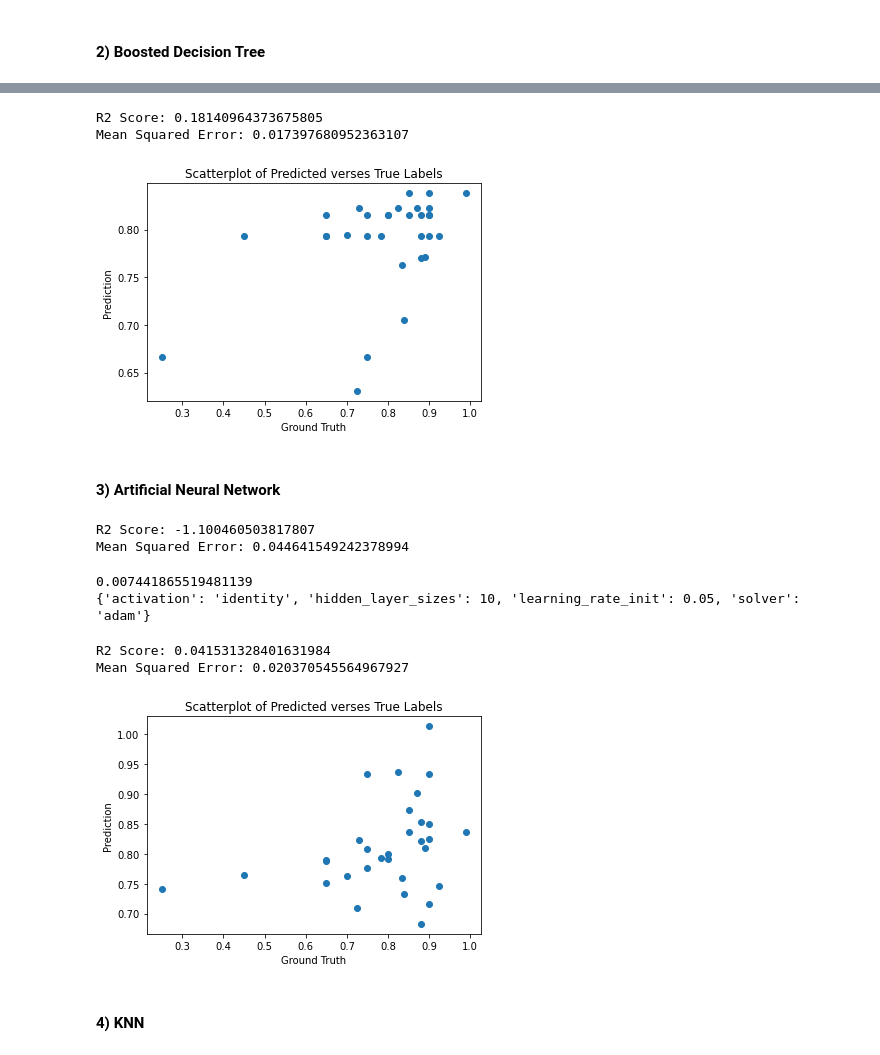
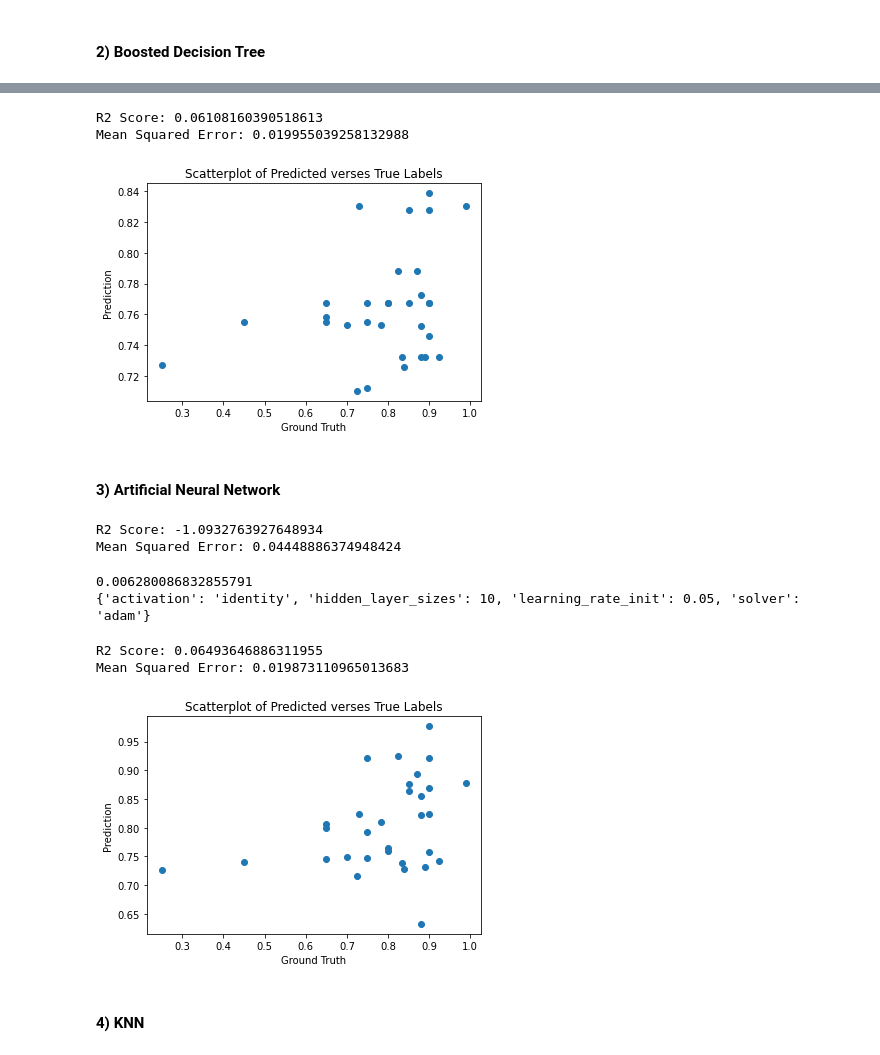
Before and after one commit to amandahutter/Movies-Analysis, a Jupyter notebook: Movies.ipynb, the cells around one changed output, grey strips where cells are left out. Drawn from its saved outputs; the diff is of its cells as text; code cells hidden in the pictures.

```diff
--- a/Movies.ipynb
+++ b/Movies.ipynb
@@ -583,24 +577,24 @@ make_GridSearchCV_Boosted_DT(X_Train, Y_Train)
 # %%
 boosted_dt_model = AdaBoostRegressor(base_estimator = DecisionTreeRegressor(max_depth=3),
-                                     n_estimators = 10, learning_rate = 0.5, loss = 'linear',
+                                     n_estimators = 20, learning_rate = 0.5, loss = 'linear',
                                      random_state = 42)
 
 
 boosted_dt_model.fit(X_Train, Y_Train)
 Y_Test_Pred = boosted_dt_model.predict(X_Test)
 
 print("R2 Score:", r2_score(Y_Test, Y_Test_Pred))
 print("Mean Squared Error:",mean_squared_error(Y_Test, Y_Test_Pred))
 
 plt.scatter(Y_Test, Y_Test_Pred)
 plt.title('Scatterplot of Predicted verses True Labels')
 plt.xlabel('Ground Truth')
 plt.ylabel('Prediction')
 plt.show()
 # %% [output]
-R2 Score: 0.18140964373675805
-Mean Squared Error: 0.017397680952363107
+R2 Score: 0.06108160390518613
+Mean Squared Error: 0.019955039258132988
-[figure, old version]
+[figure, new version]
 # %% [markdown]
 #### 3) Artificial Neural Network
 # %%
@@ -617,8 +611,8 @@ Y_Test_Pred = ann_model.predict(X_Test)
 print("R2 Score:", r2_score(Y_Test, Y_Test_Pred))
 print("Mean Squared Error:",mean_squared_error(Y_Test, Y_Test_Pred))
 # %% [output]
-R2 Score: -1.100460503817807
-Mean Squared Error: 0.044641549242378994
+R2 Score: -1.0932763927648934
+Mean Squared Error: 0.04448886374948424
 # %%
 # This one is only for the Polling Data
 def make_GridSearchCV_ANN(X_Train, Y_Train):
@@ -642,7 +636,7 @@ def make_GridSearchCV_ANN(X_Train, Y_Train):
 # %%
 make_GridSearchCV_ANN(X_Train, Y_Train)
 # %% [output]
-0.007441865519481139
+0.006280086832855791
 {'activation': 'identity', 'hidden_layer_sizes': 10, 'learning_rate_init': 0.05, 'solver': 'adam'}
 # %%
 sc = StandardScaler()
@@ -650,7 +644,7 @@ X_Train = sc.fit_transform(X_Train)
 X_Test = sc.transform(X_Test)
 
 ann_model =  MLPRegressor(activation = 'identity', solver = 'adam', random_state = 42,
-                          hidden_layer_sizes = 20, learning_rate_init = 0.05)
+                          hidden_layer_sizes = (10,), learning_rate_init = 0.05)
 
 ann_model.fit(X_Train, Y_Train)
 
@@ -665,9 +659,9 @@ plt.xlabel('Ground Truth')
 plt.ylabel('Prediction')
 plt.show()
 # %% [output]
-R2 Score: 0.041531328401631984
-Mean Squared Error: 0.020370545564967927
+R2 Score: 0.06493646886311955
+Mean Squared Error: 0.019873110965013683
-[figure, old version]
+[figure, new version]
 # %% [markdown]
 #### 4) KNN
 # %%
```
Also changed, not shown: parts of 140 cells of this notebook.
